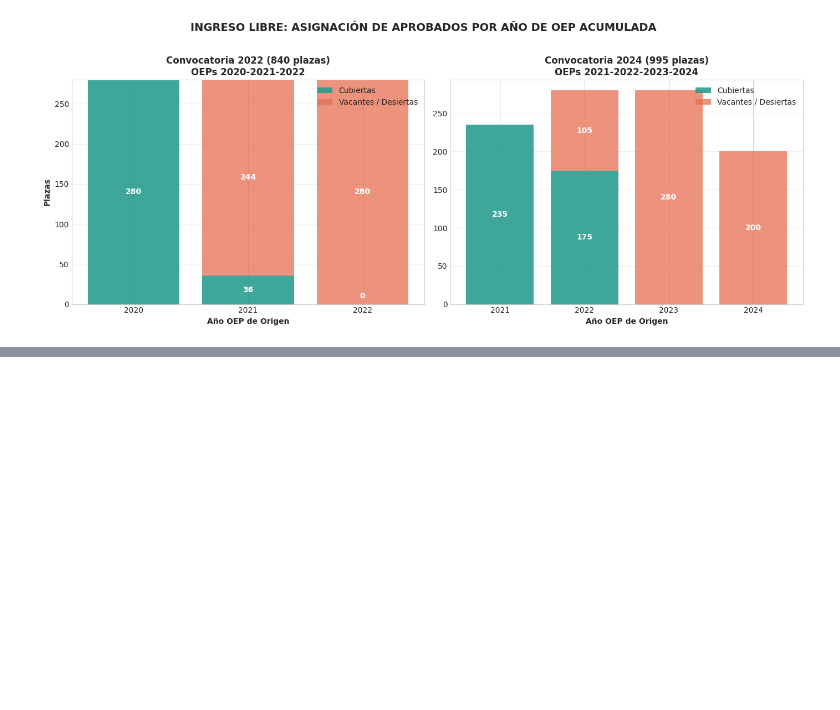
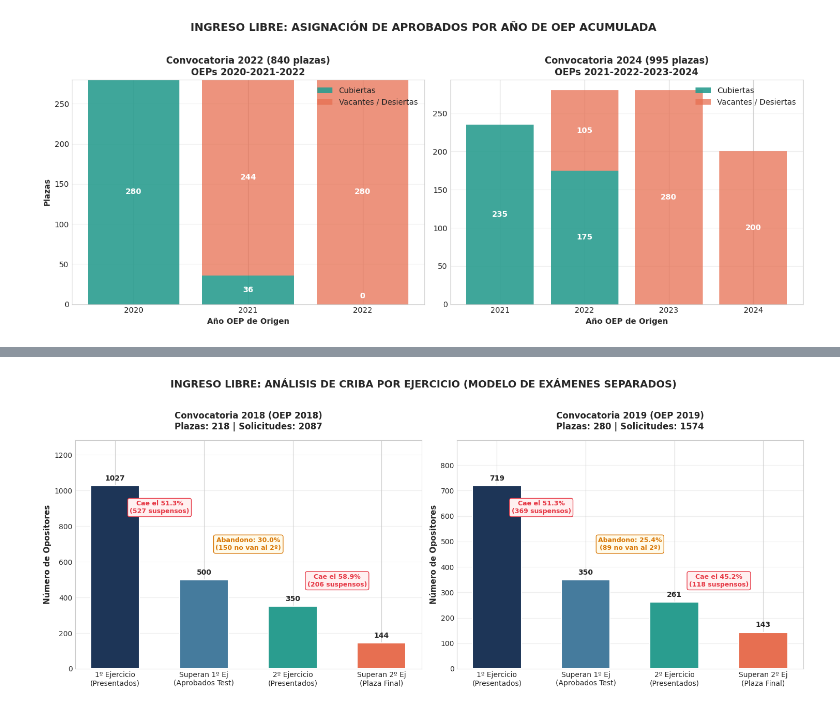
Before and after one commit to carmenales/analitica-datos-gsi, a Jupyter notebook: analisis_oposiciones_gsi_age.ipynb, the cells around one changed output, grey strips where cells are left out. Cells and saved outputs as stored; diff of their text form; code cells hidden in the pictures; blank space fills up the shorter version.

```diff
--- a/analisis_oposiciones_gsi_age.ipynb
+++ b/analisis_oposiciones_gsi_age.ipynb
@@ -362,0 +368,52 @@ plt.show()
+# %%
+fig, (ax1, ax2) = plt.subplots(1, 2, figsize=(15, 6))
+
+def plot_progression_ejercicios(ax, conv_year, titulo):
+    r = df_libre[df_libre['convocatoria'] == conv_year].iloc[0]
+    p1 = r['presentados_1ej_total']
+    s1 = r['superan_1ej_total']
+    c1 = p1 - s1
+    p2 = r['presentados_2ej_total']
+    aban_2 = s1 - p2
+    s2 = r['superan_2ej_total']
+    c2 = p2 - s2
+
+    stages = ['1º Ejercicio\n(Presentados)', 'Superan 1º Ej\n(Aprobados Test)', '2º Ejercicio\n(Presentados)', 'Superan 2º Ej\n(Plaza Final)']
+    vals = [p1, s1, p2, s2]
+    colors = ['#1D3557', '#457B9D', '#2A9D8F', '#E76F51']
+    bars = ax.bar(stages, vals, color=colors, width=0.55, edgecolor='white', linewidth=1.5)
+
+    ax.set_title(f'Convocatoria {conv_year} (OEP {r["oep"]})\nPlazas: {r["plazas_totales"]} | Solicitudes: {r["solicitudes_total"]}',
+                 fontsize=12, fontweight='bold', pad=15)
+    ax.set_ylabel('Número de Opositores', fontsize=11, fontweight='bold')
+    ax.grid(True, alpha=0.3, axis='y')
+    ax.set_ylim(0, p1 * 1.25)
+
+    for bar in bars:
+        h = bar.get_height()
+        ax.text(bar.get_x() + bar.get_width()/2., h + (p1*0.02), f'{int(h)}',
+                ha='center', va='bottom', fontsize=10, fontweight='bold')
+
+    ax.annotate(f'Cae el {c1/p1*100:.1f}%\n({int(c1)} suspensos)',
+                xy=(0.5, (p1 + s1)/2), xytext=(0.5, p1*0.85),
+                ha='center', fontsize=9, fontweight='bold', color='#E63946',
+                bbox=dict(boxstyle="round,pad=0.3", fc="#FFF0F0", ec="#E63946", lw=1))
+
+    ax.annotate(f'Abandono: {aban_2/s1*100:.1f}%\n({int(aban_2)} no van al 2º)',
+                xy=(1.5, (s1 + p2)/2), xytext=(1.5, p1*0.65),
+                ha='center', fontsize=9, fontweight='bold', color='#D97706',
+                bbox=dict(boxstyle="round,pad=0.3", fc="#FFFBEB", ec="#D97706", lw=1))
+
+    ax.annotate(f'Cae el {c2/p2*100:.1f}%\n({int(c2)} suspensos)',
+                xy=(2.5, (p2 + s2)/2), xytext=(2.5, p1*0.45),
+                ha='center', fontsize=9, fontweight='bold', color='#E63946',
+                bbox=dict(boxstyle="round,pad=0.3", fc="#FFF0F0", ec="#E63946", lw=1))
+
+plot_progression_ejercicios(ax1, 2018, 'Criba Ejercicio a Ejercicio - 2018')
+plot_progression_ejercicios(ax2, 2019, 'Criba Ejercicio a Ejercicio - 2019')
+
+plt.suptitle('INGRESO LIBRE: ANÁLISIS DE CRIBA POR EJERCICIO (MODELO DE EXÁMENES SEPARADOS)', fontsize=14, fontweight='bold', y=1.02)
+plt.tight_layout()
+plt.show()
+# %% [output]
+[figure, added]
```
Also changed, not shown: parts of 9 cells of this notebook.
